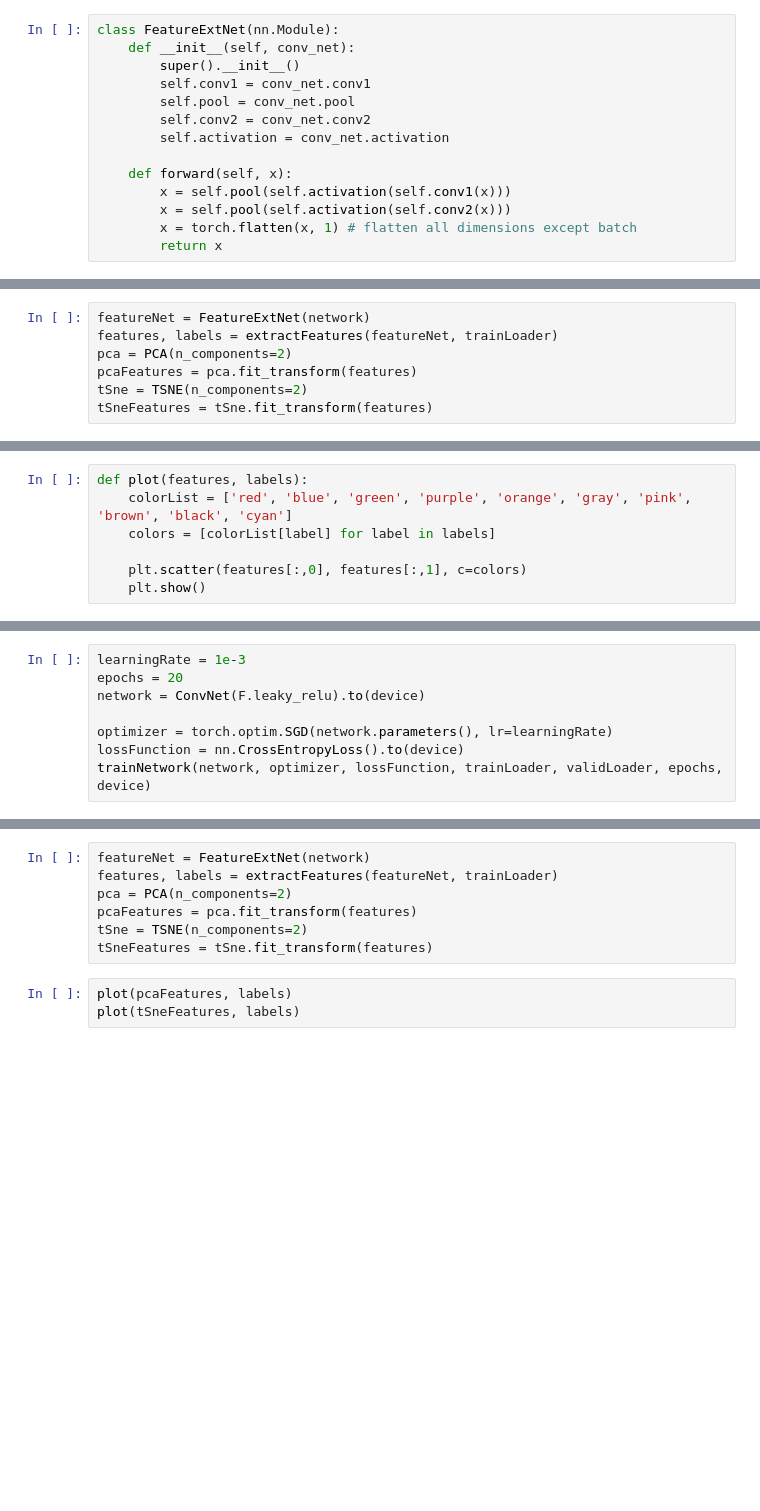
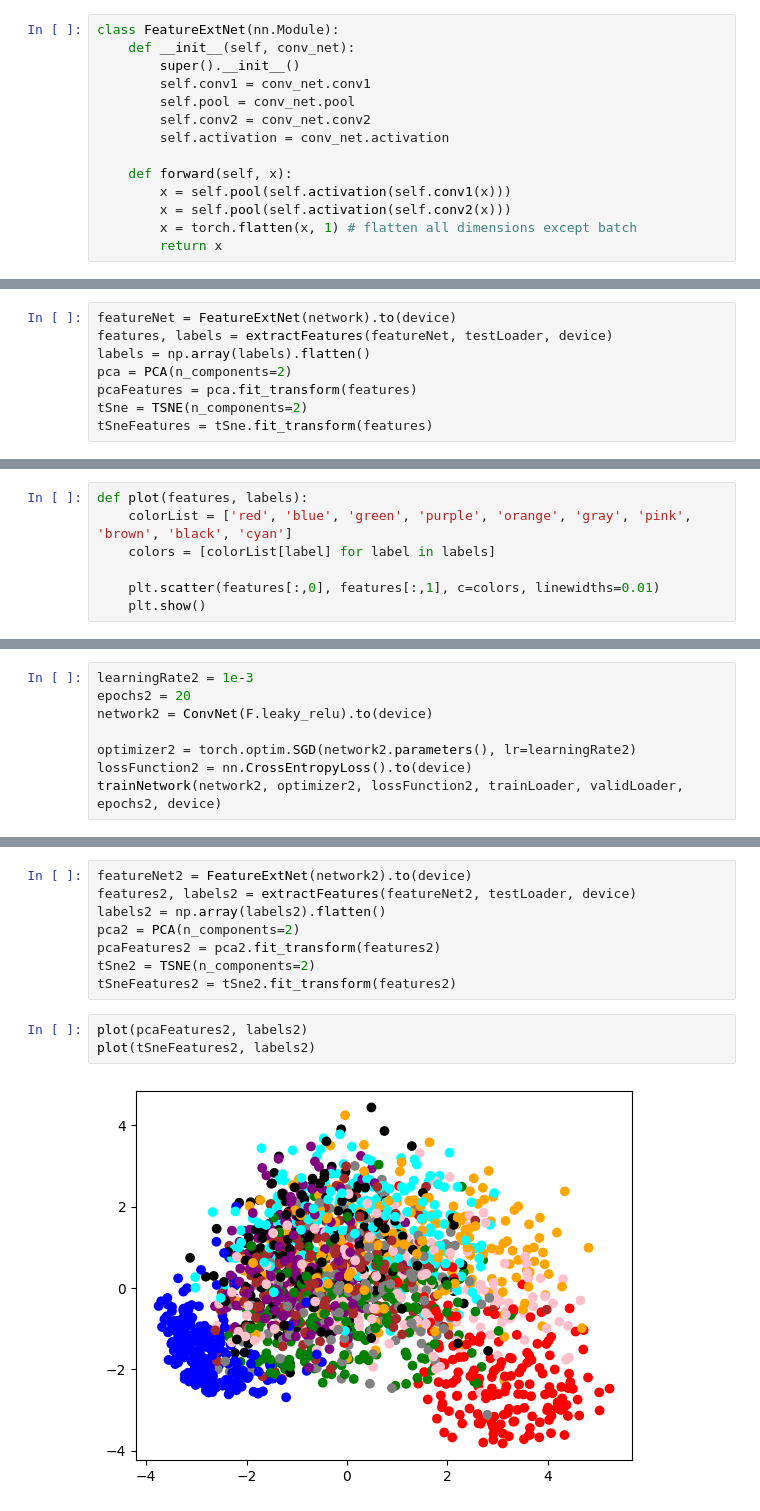
Before and after one commit to IsakLundstrom/D7047E_Exercises_and_Project, a Jupyter notebook: Exercises/E3/E3.ipynb, the cells around one changed output, grey strips where cells are left out. Saved outputs shown, nothing was run; the diff lists cells and outputs as text; blank space fills up the shorter version.

```diff
--- a/Exercises/E3/E3.ipynb
+++ b/Exercises/E3/E3.ipynb
@@ -165,6 +166,7 @@ Epoch [1/1]      Training Loss: 2.301571786403656        Validation Loss: 2.3018
 # %%
-featureNet = FeatureExtNet(network)
-features, labels = extractFeatures(featureNet, trainLoader)
+featureNet = FeatureExtNet(network).to(device)
+features, labels = extractFeatures(featureNet, testLoader, device)
+labels = np.array(labels).flatten()
 pca = PCA(n_components=2)
 pcaFeatures = pca.fit_transform(features)
 tSne = TSNE(n_components=2)
@@ -185,7 +176,7 @@ def plot(features, labels):
     colorList = ['red', 'blue', 'green', 'purple', 'orange', 'gray', 'pink', 'brown', 'black', 'cyan']
     colors = [colorList[label] for label in labels]
 
-    plt.scatter(features[:,0], features[:,1], c=colors)
+    plt.scatter(features[:,0], features[:,1], c=colors, linewidths=0.01)
     plt.show()
 # %%
 plot(pcaFeatures, labels)
@@ -201,8 +191,8 @@ TypeError: only integer scalar arrays can be converted to a scalar index
 # %%
-learningRate = 1e-3
-epochs = 20
-network = ConvNet(F.leaky_relu).to(device)
+learningRate2 = 1e-3
+epochs2 = 20
+network2 = ConvNet(F.leaky_relu).to(device)
 
-optimizer = torch.optim.SGD(network.parameters(), lr=learningRate)
-lossFunction = nn.CrossEntropyLoss().to(device)
-trainNetwork(network, optimizer, lossFunction, trainLoader, validLoader, epochs, device)
+optimizer2 = torch.optim.SGD(network2.parameters(), lr=learningRate2)
+lossFunction2 = nn.CrossEntropyLoss().to(device)
+trainNetwork(network2, optimizer2, lossFunction2, trainLoader, validLoader, epochs2, device)
@@ -209,10 +220,13 @@ trainNetwork(network, optimizer, lossFunction, trainLoader, validLoader, epochs,
-# %%
-featureNet = FeatureExtNet(network)
-features, labels = extractFeatures(featureNet, trainLoader)
-pca = PCA(n_components=2)
-pcaFeatures = pca.fit_transform(features)
-tSne = TSNE(n_components=2)
-tSneFeatures = tSne.fit_transform(features)
-# %%
-plot(pcaFeatures, labels)
-plot(tSneFeatures, labels)
+# %%
+featureNet2 = FeatureExtNet(network2).to(device)
+features2, labels2 = extractFeatures(featureNet2, testLoader, device)
+labels2 = np.array(labels2).flatten()
+pca2 = PCA(n_components=2)
+pcaFeatures2 = pca2.fit_transform(features2)
+tSne2 = TSNE(n_components=2)
+tSneFeatures2 = tSne2.fit_transform(features2)
+# %%
+plot(pcaFeatures2, labels2)
+plot(tSneFeatures2, labels2)
+# %% [output]
+[figure, added]
```
Also changed, not shown: parts of 12 cells of this notebook.
